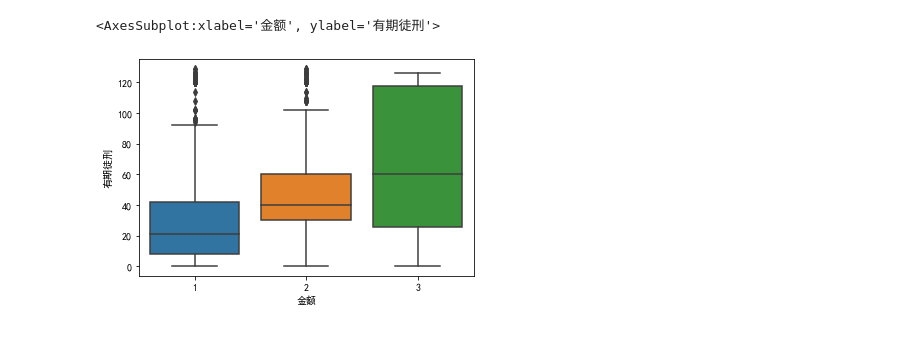
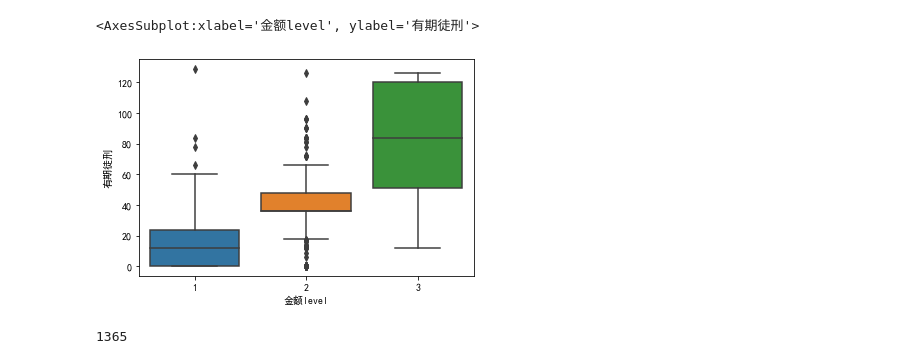
Before and after one commit to panjd123/AILAW, a Jupyter notebook: ana.ipynb, the cells around one changed output. Cells and saved outputs as stored; diff of their text form; code cells hidden in the pictures.

```diff
--- a/ana.ipynb
+++ b/ana.ipynb
@@ -1,11 +1,15 @@
+# %%
+import pandas as pd
+import numpy as np
+import torch
+from torch import nn
+from torch.utils.data import DataLoader,Dataset
+import torch.nn.functional as F
+import xgboost as xgb
+import seaborn as sns
+import matplotlib.pylab as mpl
+mpl.rcParams['font.sans-serif'] = ['SimHei']
 # %%
-import pandas as pd
-import numpy as np
-import torch
-from torch import nn
-from torch.utils.data import DataLoader,Dataset
-import torch.nn.functional as F
-import xgboost as xgb
 df = pd.read_csv('res_sm.csv')
 
 variable_lable = ['金额', '退赃', '自首', '不构成自首', '坦白', '如实供述', '主动交代', '立功',
@@ -19,7 +23,8 @@ output_lable = ['有期徒刑']
 idx1 = np.logical_and(30000 < df['金额'].values,df['金额'].values <= 200000)
 idx2 = np.logical_and(200000 < df['金额'].values,df['金额'].values <= 3000000)
 idx3 = np.logical_and(3000000 < df['金额'].values,df['金额'].values <= np.inf)
-# df = df[idx3]
+idx_t = df['时间'].values>=2016
+df = df[idx_t]
 
 df.fillna(0,inplace=True)
 variable = df.loc[:,variable_lable].astype(np.float32)
@@ -100,9 +144,9 @@ xgb.plot_importance(model)
 # %%
 
-idx = df['金额'].values<df['金额'].mean()+0.5*df['金额'].std()
+idx = df['金额'].values<df['金额'].mean()+3*df['金额'].std()
 df = df[idx]
-df['金额'] = df['金额'].apply(lambda x: 1 if x<200000 else 2 if x<3000000 else 3)
-sns.lmplot(x='金额',y='有期徒刑',data=df)
+df['金额level'] = df['金额'].apply(lambda x: 1 if x<200000 else 2 if x<3000000 else 3)
+sns.lmplot(x='金额level',y='有期徒刑',data=df)
 
-np.corrcoef(df['金额'].values,df['有期徒刑'].values)
+np.corrcoef(df['金额level'].values,df['有期徒刑'].values)
 # %% [output]
@@ -111,0 +156,4 @@ array([[1.        , 0.29655379],
+# %%
+df.drop(df[np.logical_and(df['有期徒刑']<10,df['金额']>3e6)].index,inplace=True)
+sns.scatterplot(x='金额',y='有期徒刑',data=df)
+sns.lmplot(x='金额',y='有期徒刑',data=df)
@@ -112,6 +164,9 @@ array([[1.        , 0.29655379],
 # %%
-
-sns.boxplot(x=df['金额'],y=df['有期徒刑'])
+sns.boxplot(x=df['金额level'],y=df['有期徒刑'])
 # %% [output]
-<AxesSubplot:xlabel='金额', ylabel='有期徒刑'>
+<AxesSubplot:xlabel='金额level', ylabel='有期徒刑'>
-[figure, old version]
+[figure, new version]
+# %%
+print(len(df))
+# %% [output]
+1365
```
Also changed, not shown: parts of 6 cells of this notebook, 5 other files.
